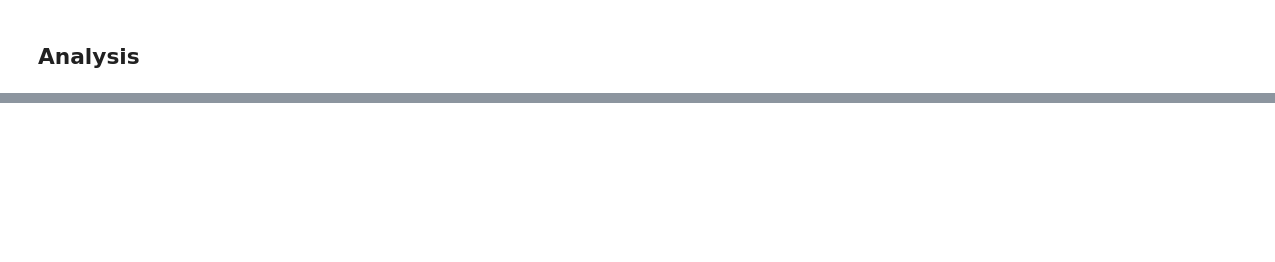
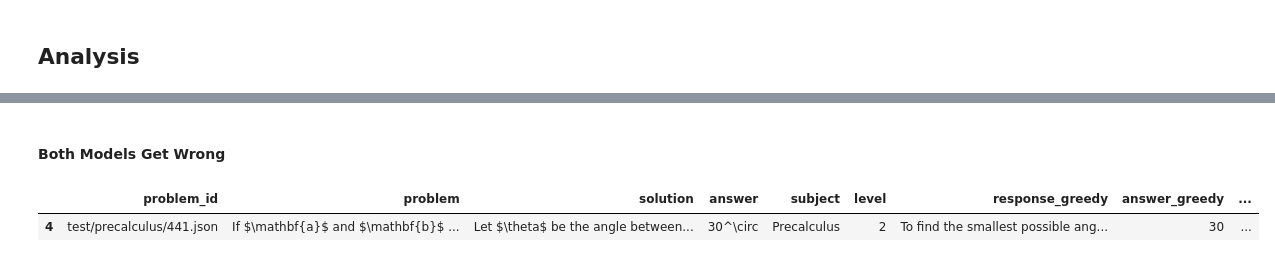
Before and after one commit to cmpatino/math500_post-training, a Jupyter notebook: HF_post_training_internship_exercise_2025.ipynb, the cells around one changed output, grey strips where cells are left out. Cells and saved outputs as stored; diff of their text form; code cells hidden in the pictures; blank space fills up the shorter version.

```diff
--- a/HF_post_training_internship_exercise_2025.ipynb
+++ b/HF_post_training_internship_exercise_2025.ipynb
@@ -100,14 +128,14 @@ Problem:
 $problem
 """)
 
-def get_solution_examples(dataset, n_samples: int = 4) -> str:
+def get_solution_examples(dataset: Dataset, n_samples: int = 4) -> str:
     """Generates the examples using the format from the Lewkowycz et al. paper.
 
     Args:
-        dataset (datasets.arrow_dataset.Dataset): Dataset we use to generate the examples.
+        dataset (Dataset): Dataset we use to generate the examples.
 
     Returns:
-        str: Prompt with the 4 samples.
+        str: N samples formatted to use in the prompt.
     """
 
     sampled_examples = torch.multinomial(torch.ones(len(dataset)), num_samples=n_samples, replacement=False)
@@ -119,13 +147,16 @@ def get_solution_examples(dataset, n_samples: int = 4) -> str:
 
 
 def build_prompt(sample, train_dataset, template, n_samples: int = 4) -> str:
-    """Generates the prompt for the dataset.
+    """Build the prompt using the input problem, n examples and the prompt template.
 
     Args:
-        dataset (datasets.arrow_dataset.Dataset): Dataset we use to generate the examples.
+        sample (dict): Dictionary containing the problem to solve.
+        train_dataset (Dataset): Dataset we use to sample the examples we show in the prompt.
+        template (Template): Template to use to build the prompt.
+        n_samples (int, optional): Number of examples to include in the prompt. Defaults to 4.
 
     Returns:
-        str: Prompt with the 4 samples.
+        str: Prompt with all the elements.
     """
     solution_examples = get_solution_examples(train_dataset, n_samples)
     prompt = template.substitute(solution_examples=solution_examples, problem=sample["problem"])
@@ -174,6 +205,15 @@ def extract_boxed_solution(text: str) -> Optional[str]:
         return None
 
 def get_canonical_form(expression: str) -> str:
+    """Get the canonical form of a given mathematical expression. The function is taken
+    from the Hugging Face blog https://huggingface.co/spaces/HuggingFaceH4/blogpost-scaling-test-time-compute
+
+    Args:
+        expression (str): The input mathematical expression in LaTeX format.
+
+    Returns:
+        str: The canonical form of the expression.
+    """
     if (expression is None) or len(expression) == 0:
         return ""
     try:
@@ -540,0 +596,11 @@ CommitInfo(commit_url='https://huggingface.co/datasets/cmpatino/math500_post-tra
+# %%
+output_df["correct_greedy"] = output_df["answer_greedy"] == output_df["true_answer_greedy"]
+output_df["correct_weighted"] = output_df["answer_weighted"] == output_df["true_answer_weighted"]
+# %% [markdown]
+#### Both Models Get Wrong
+# %%
+weakness_df = output_df[~output_df["correct_weighted"] & ~output_df["correct_greedy"]]
+weakness_df
+# %% [output]
+|  | problem_id | problem | solution | answer | subject | level | response_greedy | answer_greedy | ... |
+| 4 | test/precalculus/441.json | If $\mathbf{a}$ and $\mathbf{b}$ ... | Let $\theta$ be the angle between... | 30^\circ | Precalculus | 2 | To find the smallest possible ang... | 30 | ... |
```
Also changed, not shown: parts of 19 cells of this notebook, 1 other file.
